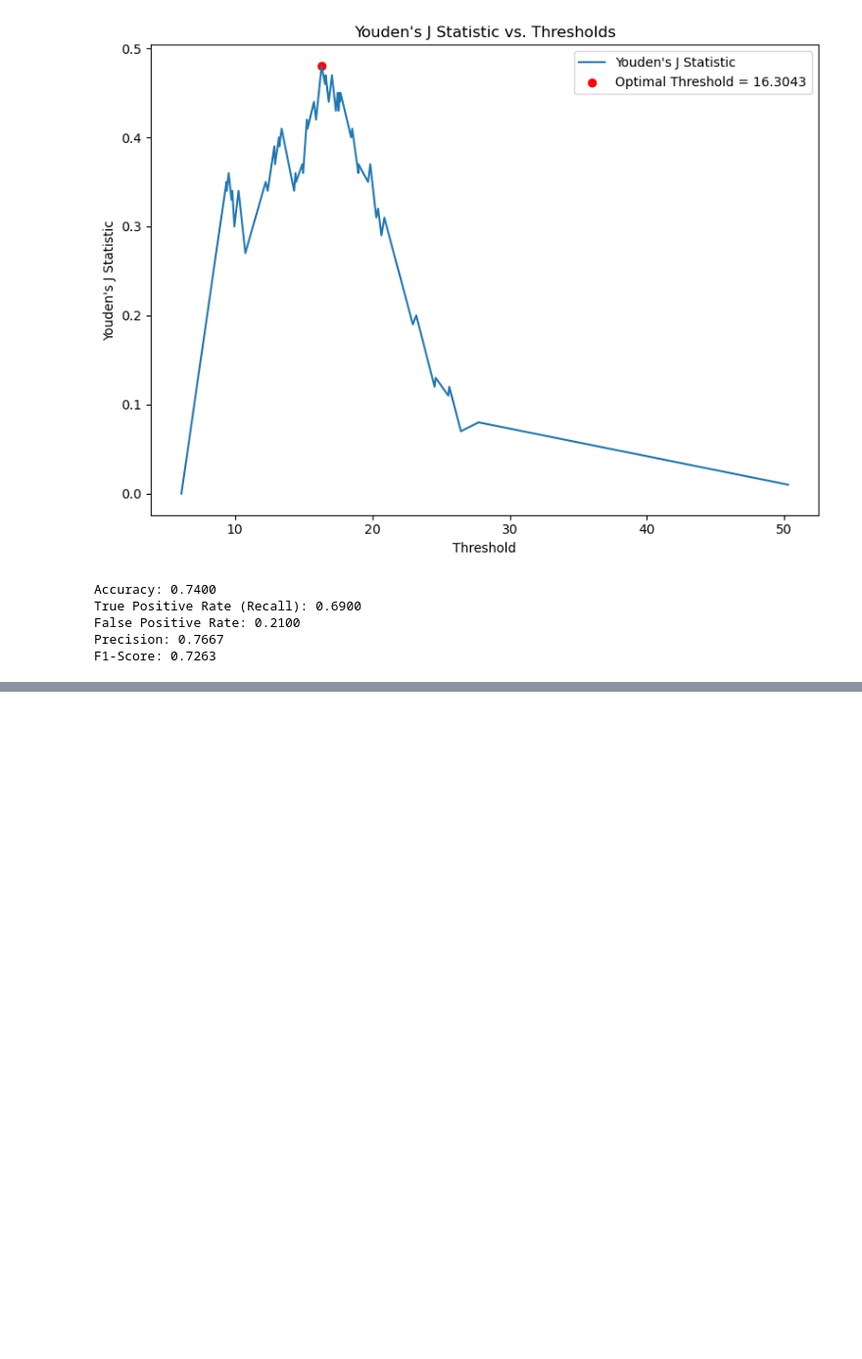
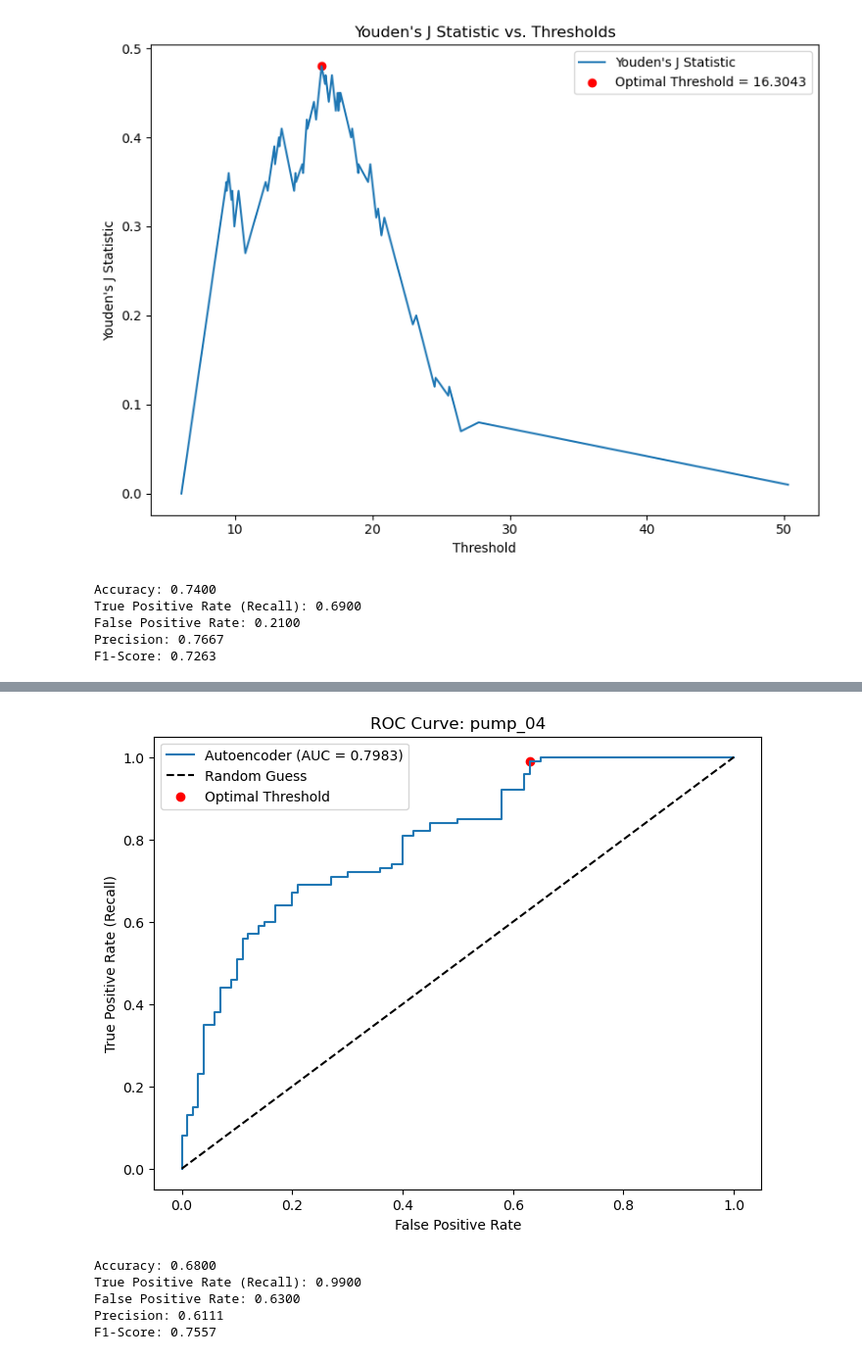
Before and after one commit to j0shcd/ml4pm, a Jupyter notebook: assignment_2/assignment_2.ipynb, the cells around one changed output, grey strips where cells are left out. Shown at 98% size. Drawn from its saved outputs; the diff is of its cells as text; code cells hidden in the pictures; blank space fills up the shorter version.

```diff
--- a/assignment_2/assignment_2.ipynb
+++ b/assignment_2/assignment_2.ipynb
@@ -829,0 +867,25 @@ F1-Score: 0.7263
+# %%
+plot_roc_with_optimal_F1(fpr, tpr, roc_auc, optimal_threshold, y_true, y_scores, MACHINE)
+# %% [output]
+[figure, added]
+# %%
+y_pred = (y_scores >= optimal_threshold).astype(int)
+
+tn, fp, fn, tp = metrics.confusion_matrix(y_true, y_pred).ravel()
+accuracy = metrics.accuracy_score(y_true, y_pred)
+tpr_value = metrics.recall_score(y_true, y_pred)
+precision_value = metrics.precision_score(y_true, y_pred)
+f1 = metrics.f1_score(y_true, y_pred)
+fpr_value = fp / (fp + tn)
+
+print(f"Accuracy: {accuracy:.4f}")
+print(f"True Positive Rate (Recall): {tpr_value:.4f}")
+print(f"False Positive Rate: {fpr_value:.4f}")
+print(f"Precision: {precision_value:.4f}")
+print(f"F1-Score: {f1:.4f}")
+# %% [output]
+Accuracy: 0.6800
+True Positive Rate (Recall): 0.9900
+False Positive Rate: 0.6300
+Precision: 0.6111
+F1-Score: 0.7557
```
Also changed, not shown: parts of 13 cells of this notebook.
